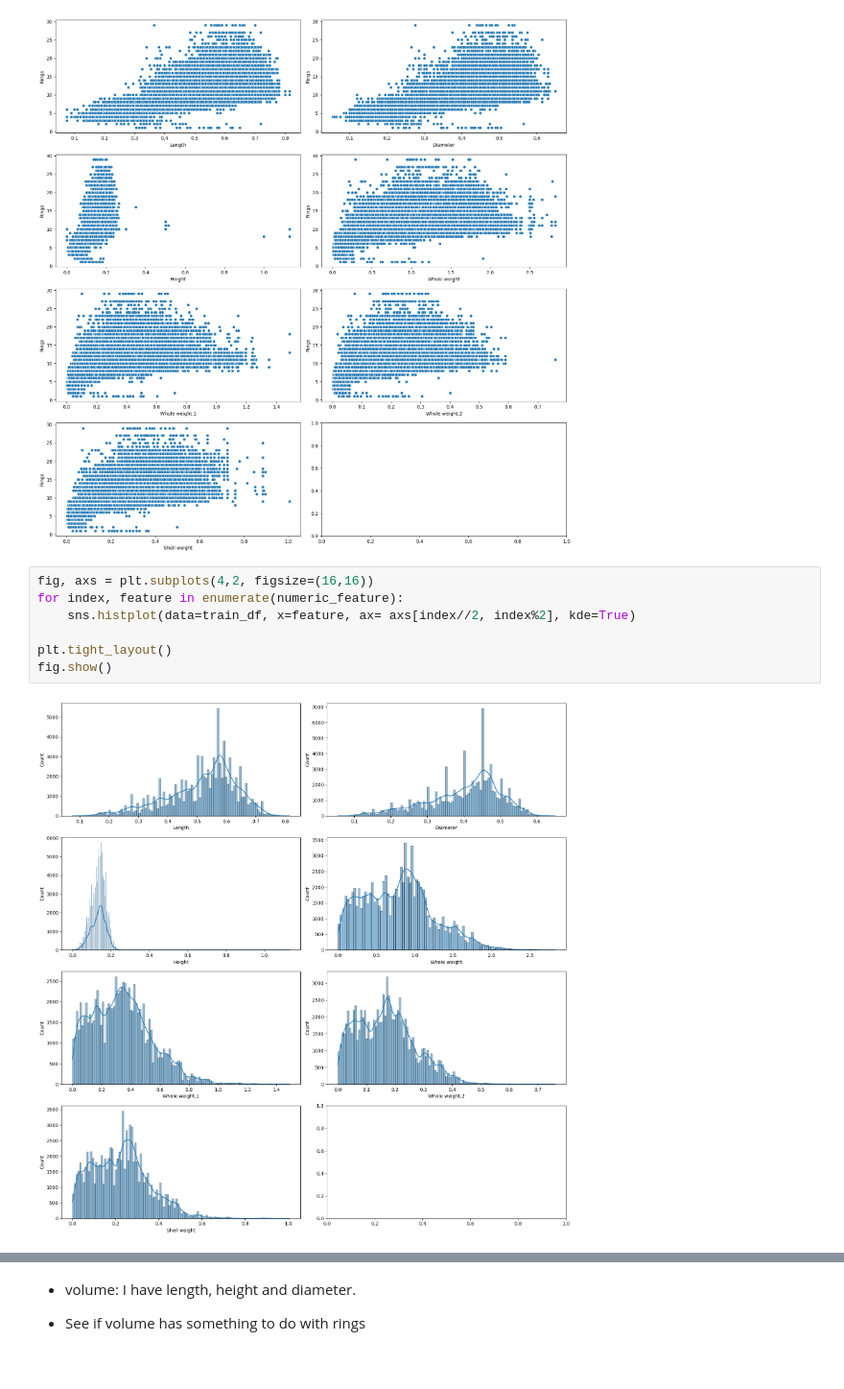
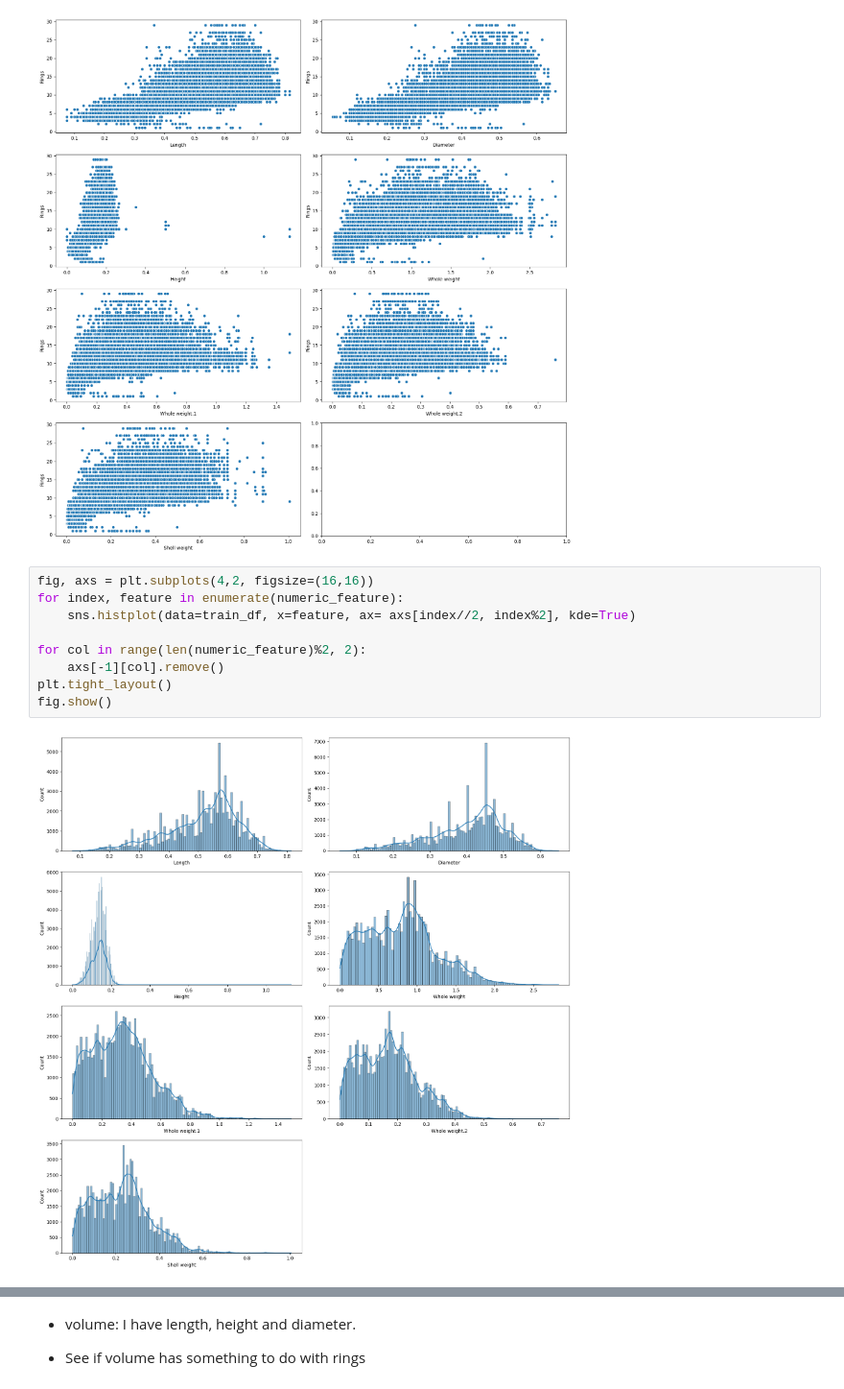
Before and after one commit to Rupanshu-Kapoor/Abalone-Regression-Kaggle-Competition, a Jupyter notebook: abalone-regression.ipynb, the cells around one changed output, grey strips where cells are left out. Shown at 96% size. Drawn from its saved outputs; the diff is of its cells as text.

```diff
--- a/abalone-regression.ipynb
+++ b/abalone-regression.ipynb
@@ -180,9 +186,11 @@ fig.show()
 # %%
 fig, axs = plt.subplots(4,2, figsize=(16,16))
 for index, feature in enumerate(numeric_feature):
     sns.histplot(data=train_df, x=feature, ax= axs[index//2, index%2], kde=True)
 
+for col in range(len(numeric_feature)%2, 2):
+    axs[-1][col].remove()
 plt.tight_layout()
 fig.show()
 # %% [output]
-[figure, old version]
+[figure, new version]
```
Also changed, not shown: parts of 44 cells of this notebook.
